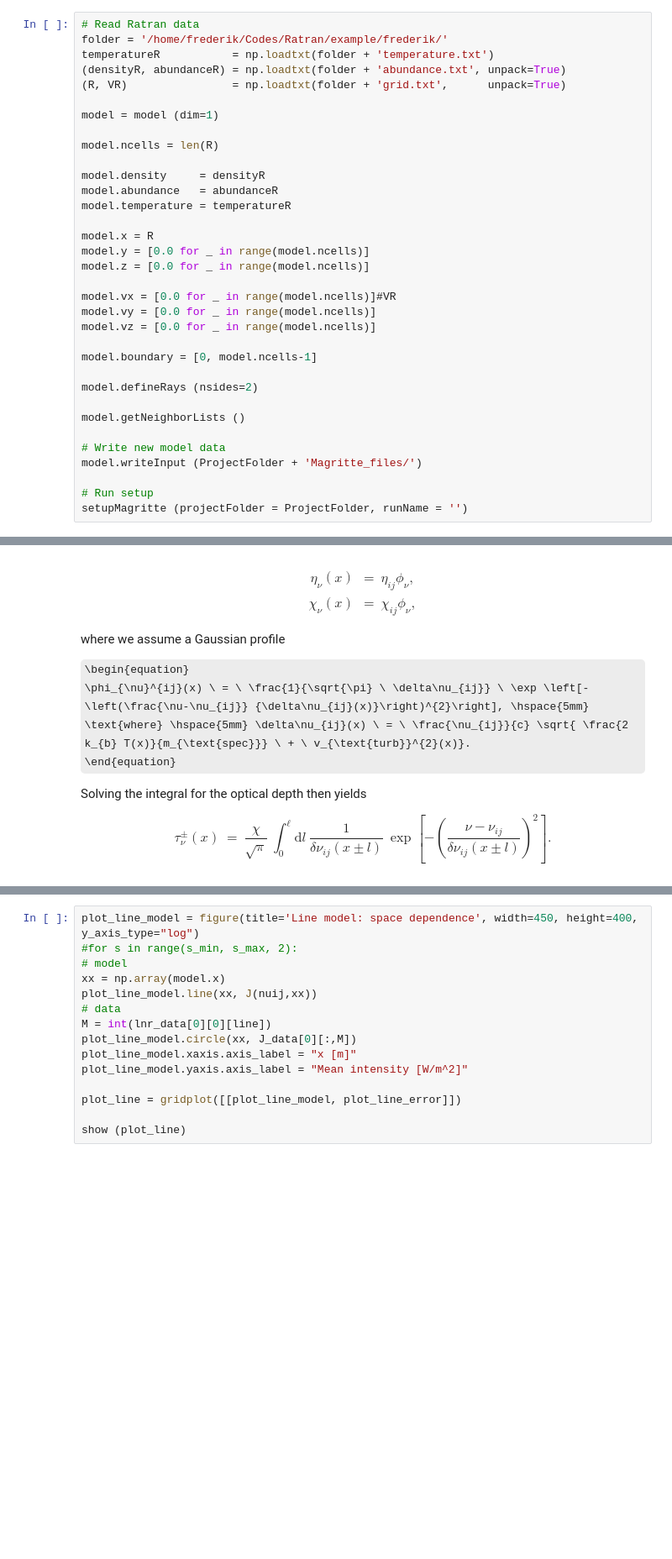
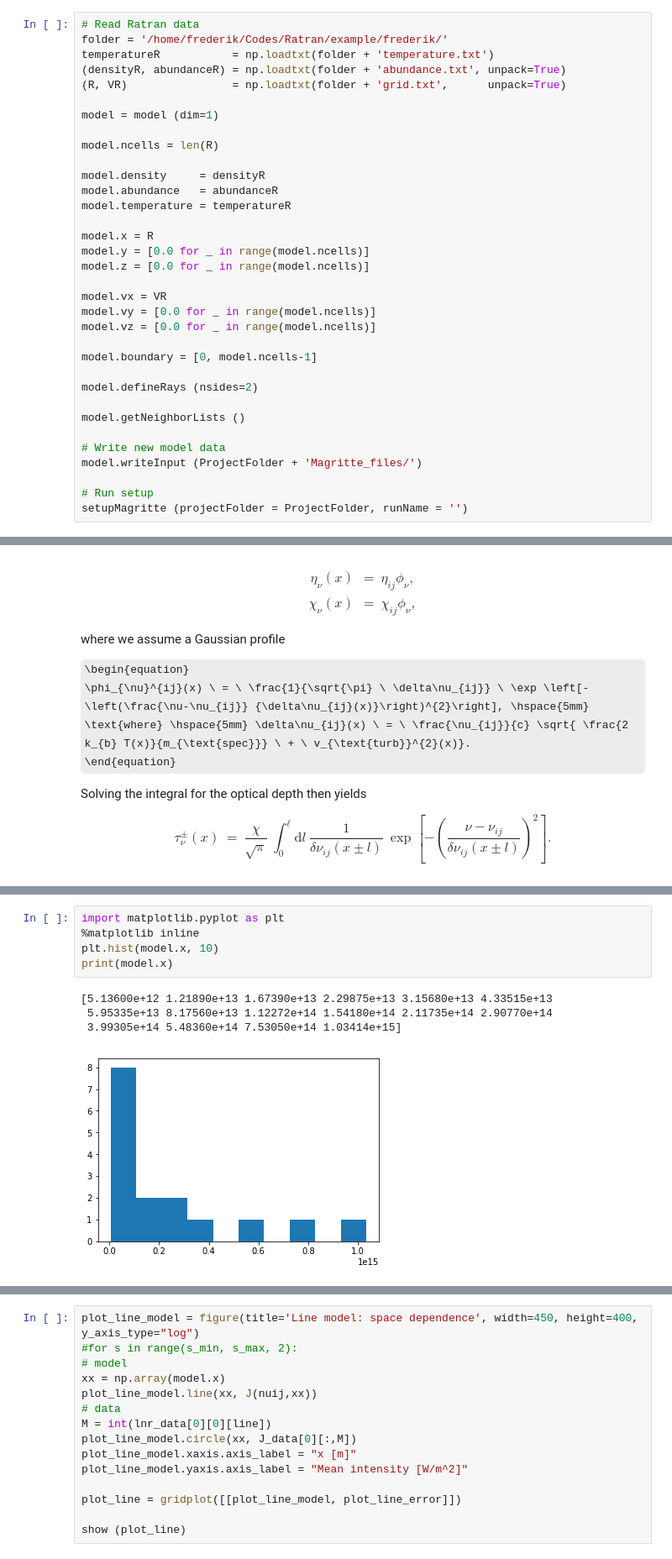
Before and after one commit to FredDeCeuster/LineRadiativeTransfer, a Jupyter notebook: benchmark_ratran_example_0.ipynb, the cells around one changed output, grey strips where cells are left out. Shown: that part at 84% size. Saved outputs shown, nothing was run; the diff lists cells and outputs as text; some formulas as TeX source; blank space fills up the shorter version.

```diff
--- a/benchmark_ratran_example_0.ipynb
+++ b/benchmark_ratran_example_0.ipynb
@@ -63,7 +80,7 @@ model.x = R
 model.y = [0.0 for _ in range(model.ncells)]
 model.z = [0.0 for _ in range(model.ncells)]
 
-model.vx = [0.0 for _ in range(model.ncells)]#VR
+model.vx = VR
 model.vy = [0.0 for _ in range(model.ncells)]
 model.vz = [0.0 for _ in range(model.ncells)]
 
@@ -236,0 +320,10 @@ Solving the integral for the optical depth then yields
+# %%
+import matplotlib.pyplot as plt
+%matplotlib inline
+plt.hist(model.x, 10)
+print(model.x)
+# %% [output]
+[5.13600e+12 1.21890e+13 1.67390e+13 2.29875e+13 3.15680e+13 4.33515e+13
+ 5.95335e+13 8.17560e+13 1.12272e+14 1.54180e+14 2.11735e+14 2.90770e+14
+ 3.99305e+14 5.48360e+14 7.53050e+14 1.03414e+15]
+[figure, added]
```
Also changed, not shown: parts of 14 cells of this notebook, 4 other files.
